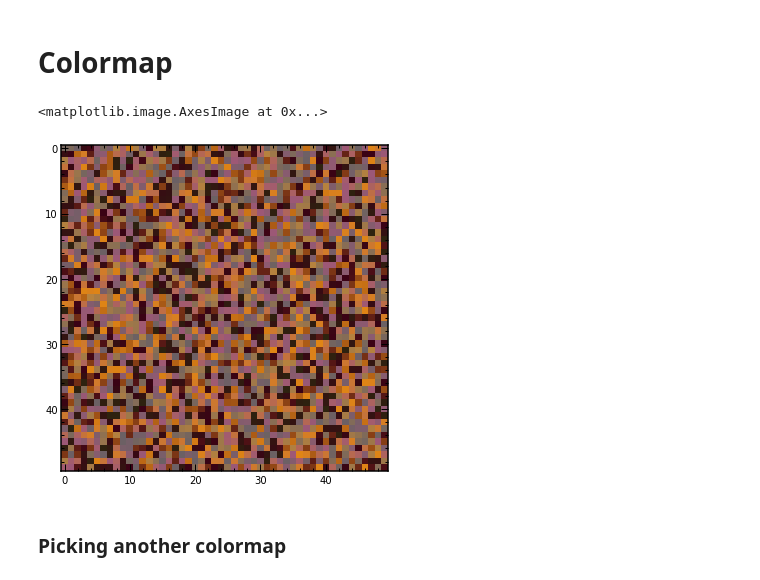
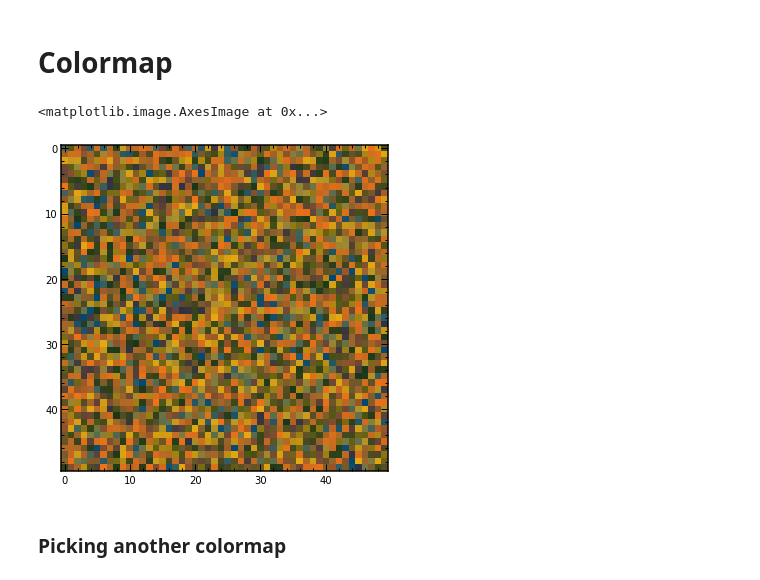
Before and after one commit to gantunesm/cerrado, a Jupyter notebook: notebooks/view_cerrado_colors.ipynb, the cells around one changed output. Saved outputs shown, nothing was run; the diff lists cells and outputs as text; code cells hidden in the pictures.

Commit message:
updated colors, example and setup

```diff
--- a/notebooks/view_cerrado_colors.ipynb
+++ b/notebooks/view_cerrado_colors.ipynb
@@ -37,7 +45,7 @@ Text(0, 0.5, 'axis-y')
 # %% [markdown]
 ### Picking another color cycle
 # %%
-cerrado.set_color_cycle('cer2')
+cerrado.set_color_cycle('cariocas')
 # %%
 a = np.linspace(0, 2*np.pi, 100)
 
@@ -57,0 +66,15 @@ Text(0, 0.5, 'kkkkkkk')
+# %%
+cerrado.set_color_cycle('caliandra_II')
+a = np.linspace(0, 2*np.pi, 100)
+
+plt.plot(a, np.sin(a))
+
+plt.plot(a, np.cos(a))
+plt.plot(a, np.cos(a+0.5))
+plt.plot(a, np.cos(a+1))
+plt.plot(a, np.cos(a+1.5))
+plt.plot(a, np.cos(a+2))
+
+plt.title('Caliandra II colors')
+plt.xlabel('xxx')
+plt.ylabel('yyy')
@@ -58,11 +84,12 @@ Text(0, 0.5, 'kkkkkkk')
 # %% [markdown]
 # Colormap
 # %%
+cerrado.set_colormap('chuveirinho_bright')
 Z = np.random.random((50,50))   # Test data
 plt.imshow(Z)
 # %% [output]
 <matplotlib.image.AxesImage at 0x...>
-[figure, old version]
+[figure, new version]
 # %% [markdown]
 ### Picking another colormap
 # %%
```
Also changed, not shown: parts of 7 cells of this notebook, 4 other files.
